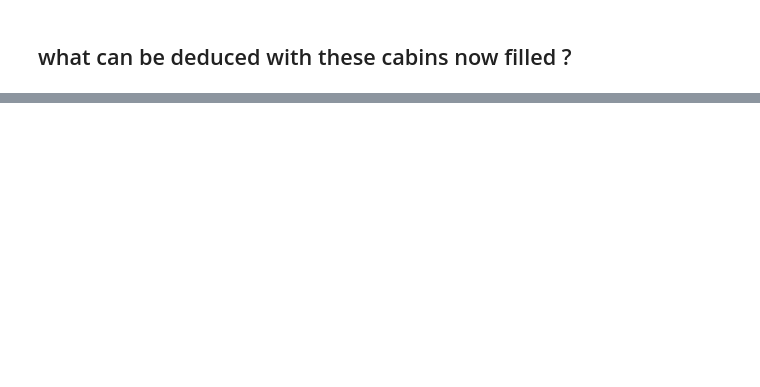
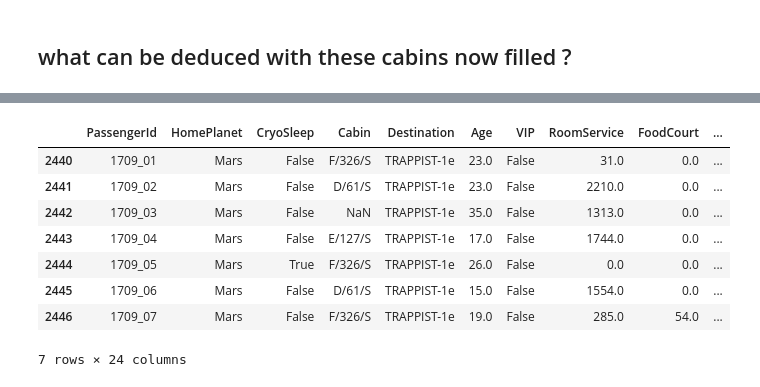
Before and after one commit to jacobsultan/cabin-for-spacetitanic-kaggle, a Jupyter notebook: firstruns.ipynb, the cells around one changed output, grey strips where cells are left out. Saved outputs shown, nothing was run; the diff lists cells and outputs as text; code cells hidden in the pictures; blank space fills up the shorter version.

```diff
--- a/firstruns.ipynb
+++ b/firstruns.ipynb
@@ -525,0 +428,12 @@ deck T side nan max_size 0
+# %%
+df2[df2.Group == 1709]
+# %% [output]
+|  | PassengerId | HomePlanet | CryoSleep | Cabin | Destination | Age | VIP | RoomService | FoodCourt | ... |
+| 2440 | 1709_01 | Mars | False | F/326/S | TRAPPIST-1e | 23.0 | False | 31.0 | 0.0 | ... |
+| 2441 | 1709_02 | Mars | False | D/61/S | TRAPPIST-1e | 23.0 | False | 2210.0 | 0.0 | ... |
+| 2442 | 1709_03 | Mars | False | NaN | TRAPPIST-1e | 35.0 | False | 1313.0 | 0.0 | ... |
+| 2443 | 1709_04 | Mars | False | E/127/S | TRAPPIST-1e | 17.0 | False | 1744.0 | 0.0 | ... |
+| 2444 | 1709_05 | Mars | True | F/326/S | TRAPPIST-1e | 26.0 | False | 0.0 | 0.0 | ... |
+| 2445 | 1709_06 | Mars | False | D/61/S | TRAPPIST-1e | 15.0 | False | 1554.0 | 0.0 | ... |
+| 2446 | 1709_07 | Mars | False | F/326/S | TRAPPIST-1e | 19.0 | False | 285.0 | 54.0 | ... |
+7 rows × 24 columns
```
Also changed, not shown: parts of 54 cells of this notebook, 6 other files.
